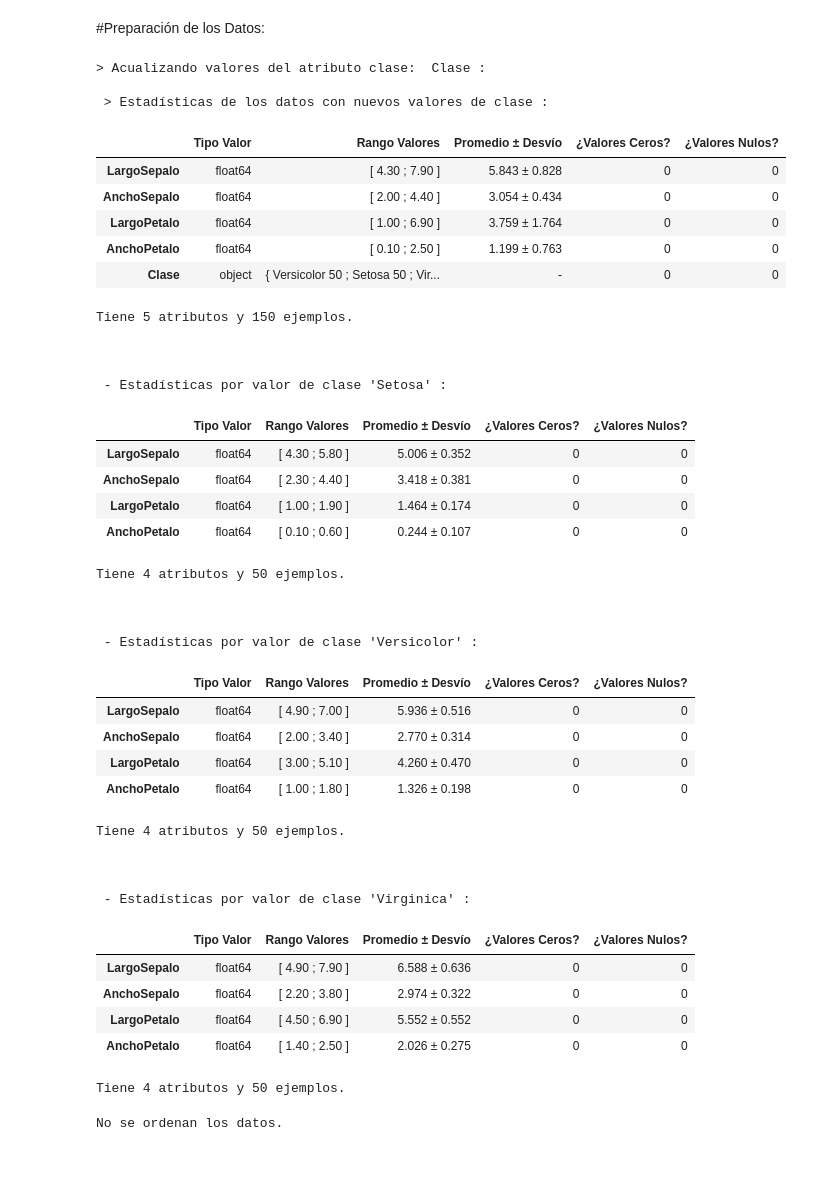
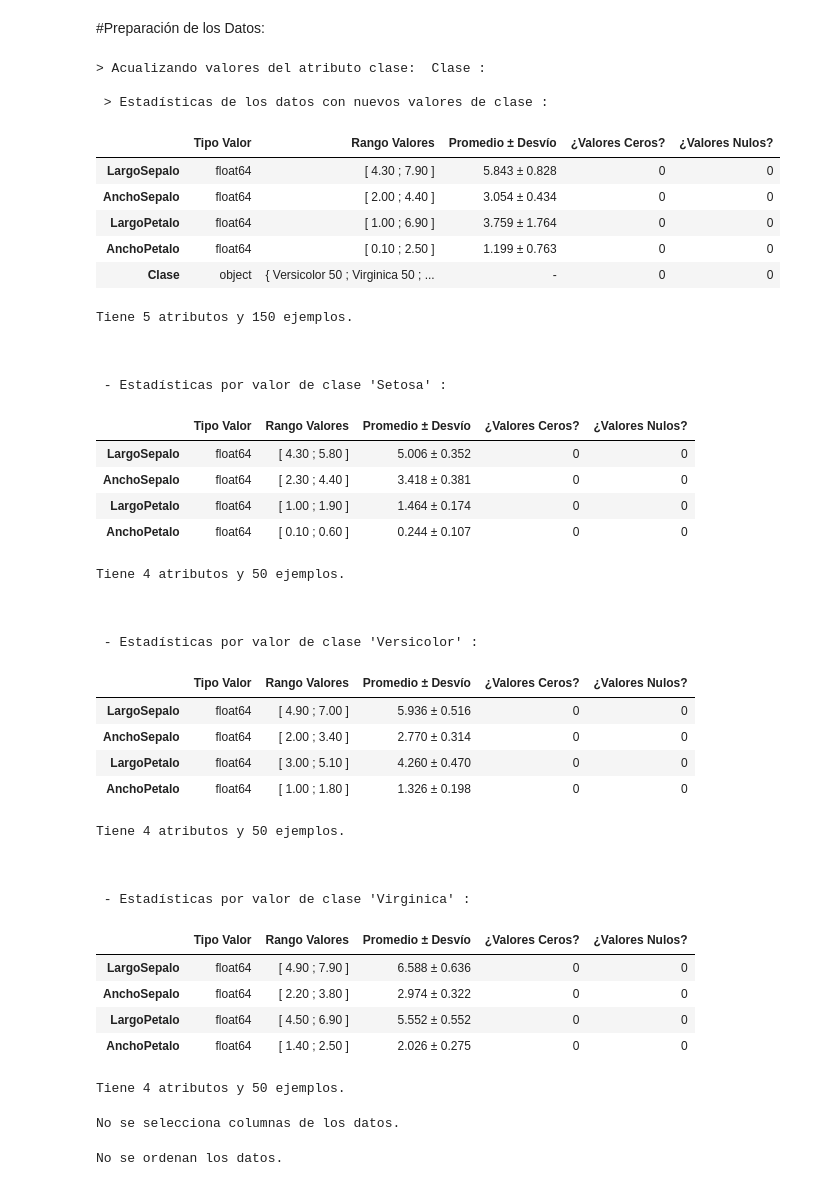
Before and after one commit to PGP-MachineLearning/demoIRIS, a Jupyter notebook: datos analisis y estudio IRIS.ipynb, the cells around one changed output. Drawn from its saved outputs; the diff is of its cells as text; code cells hidden in the pictures.

Commit message:
Add files via upload
nuevo para imágenes y mejoras en el de datos

```diff
--- a/datos analisis y estudio IRIS.ipynb
+++ b/datos analisis y estudio IRIS.ipynb
@@ -38,7 +38,7 @@ def devolNombreColumnas(ndf):
   colValues = []
   colNoValues = []
   for col in ndf.columns:
-    if ndf[col].dtypes == "object":
+    if ndf[col].dtypes in ("object", "bool"):
       colNoValues.append( col )
     else:
       colValues.append( col )
@@ -87,18 +87,18 @@ def generar_estadisticas_detalladas(orDF, titulo=""):
   if "min" in estDF and "max" in estDF:
     rangoValores = "[ " + estDF["min"].apply('{:.2f}'.format) + " ; " + estDF["max"].apply('{:.2f}'.format) + " ]"
   else:
-    rangoValores = estDF["unique"].apply('{:.0f}'.format)
+    rangoValores = estDF["unique"].fillna(0.0).apply('{:.0f}'.format)
   rangoValores.name = "Rango Valores"
   # para campos no numéricos muestra las cantidades por valor
   for col in orDF.columns:
-    if orDF[col].dtypes == "object":
+    if orDF[col].dtypes in ("object", "bool"):
       auxStr = str( orDF[col].value_counts() ).replace("\n", " ; ")
       if (auxStr.index("Name")-3) > 0:
         # saca lo del final porque no sirve
         auxStr = auxStr[:auxStr.index("Name")-3]
       rangoValores[col] = "{ " + auxStr + " }"
   if "mean" in estDF and "std" in estDF:
-    promValores = estDF["mean"].apply('{:.3f}'.format) + " ± " + estDF["std"].apply('{:.3f}'.format)
+    promValores = estDF["mean"].fillna(0.0).apply('{:.3f}'.format) + " ± " + estDF["std"].fillna(0.0).apply('{:.3f}'.format)
   else:
     promValores = estDF["count"].apply('{:.0f}'.format)
   promValores.name = "Promedio ± Desvío"
@@ -191,36 +191,36 @@ if atributo_clase != "":
     CLASES = clase_nombre_valores_discretos.split(',')
     if len(CLASES) > 0:
       print("> Acualizando valores del atributo clase: ", atributo_clase, ":")
       i = 0
       for val in CLASES:
         ndf[atributo_clase] = ndf[atributo_clase].replace(i, str(val).strip())
         i = i + 1
 
     # muestra nuevas estadísticsa
     generar_estadisticas_detalladas(ndf, "> Estadísticas de los datos con nuevos valores de clase")
 
   else:
     print("No se aplica la actualización de los valores del atributo clase: ", atributo_clase, ".")
 
   # mostrar nuevas estadísticas por Clase
   if mostrar_estadisticas_por_valor_clase:
-    for val in  ndf[atributo_clase].unique():
-      auxDF = ndf[ ndf[atributo_clase] == val]
+    for val in  ndf[atributo_clase].fillna("-NAN-").unique():
+      auxDF = ndf[ ndf[atributo_clase].fillna("-NAN-") == val]
       auxDF = auxDF.drop(labels=atributo_clase, axis=1)
       generar_estadisticas_detalladas(auxDF, "- Estadísticas por valor de clase '" + str(val) + "'" )
 
 else:
   print("No se ha definido el nombre del atributo clase.")
 # %% [output]
 > Acualizando valores del atributo clase:  Clase :
 
  > Estadísticas de los datos con nuevos valores de clase :
 |  | Tipo Valor | Rango Valores | Promedio ± Desvío | ¿Valores Ceros? | ¿Valores Nulos? |
 | LargoSepalo | float64 | [ 4.30 ; 7.90 ] | 5.843 ± 0.828 | 0 | 0 |
 | AnchoSepalo | float64 | [ 2.00 ; 4.40 ] | 3.054 ± 0.434 | 0 | 0 |
 | LargoPetalo | float64 | [ 1.00 ; 6.90 ] | 3.759 ± 1.764 | 0 | 0 |
 | AnchoPetalo | float64 | [ 0.10 ; 2.50 ] | 1.199 ± 0.763 | 0 | 0 |
-| Clase | object | { Versicolor 50 ; Setosa 50 ; Vir... | - | 0 | 0 |
+| Clase | object | { Versicolor 50 ; Virginica 50 ; ... | - | 0 | 0 |
 Tiene 5 atributos y 150 ejemplos.
 
 
@@ -252,6 +252,48 @@ Tiene 4 atributos y 50 ejemplos.
 | LargoPetalo | float64 | [ 4.50 ; 6.90 ] | 5.552 ± 0.552 | 0 | 0 |
 | AnchoPetalo | float64 | [ 1.40 ; 2.50 ] | 2.026 ± 0.275 | 0 | 0 |
 Tiene 4 atributos y 50 ejemplos.
+# %%
+#@title Seleccionar columnas de los datos (OPCIONAL) { run: "auto" }
+
+seleccionar_columnas_datos = False #@param {type:"boolean"}
+
+if seleccionar_columnas_datos:
+
+  # copia de los datos
+  copiaDF = ndf.copy()
+
+  # carga las columnas numéricas y no numéricas
+  todasCols = list(ndf.columns)
+
+  # combo selección de columnas
+  selColumnas = widgets.SelectMultiple(
+      options=todasCols,
+      value=list(todasCols),
+      description='Atributos seleccionados:',
+      rows=len(todasCols),
+      layout=Layout(display="flex")
+  )
+
+  ui = widgets.HBox([selColumnas])
+
+
+  def cambiaSeleccion(cols):
+    global ndf
+    # convierte la selección a un array
+    arCols = np.array(cols)
+    # ordena los datos
+    print("\n> Se seleccionan los atributos: ", arCols)
+    ndf = copiaDF[arCols]
+    print("\n> 10 primeros ejemplos de los datos con menos columnas: ")
+    display(ndf.head())
+
+  out = widgets.interactive_output(cambiaSeleccion, {'cols': selColumnas})
+  display(ui, out)
+
+else:
+  print("No se selecciona columnas de los datos.")
+# %% [output]
+No se selecciona columnas de los datos.
 # %%
 #@title Ordenar los datos (OPCIONAL) { run: "auto" }
 
```
Also changed, not shown: parts of 7 cells of this notebook, 1 other file.
